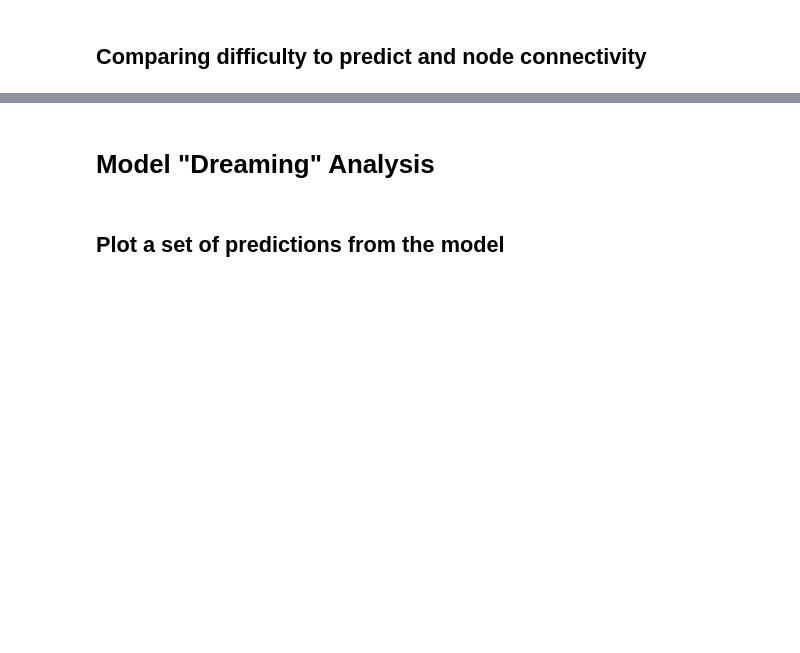
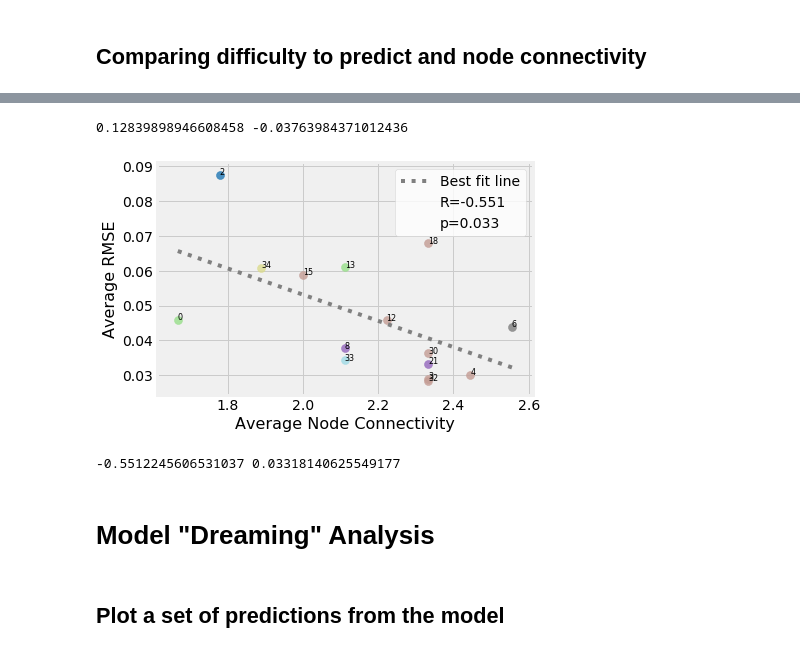
Before and after one commit to michaelwiest/microbiome-rnn, a Jupyter notebook: notebooks/Model Evaluator.ipynb, the cells around one changed output, grey strips where cells are left out. Cells and saved outputs as stored; diff of their text form; code cells hidden in the pictures; blank space fills up the shorter version.

```diff
--- a/notebooks/Model Evaluator.ipynb
+++ b/notebooks/Model Evaluator.ipynb
@@ -475,3 +474,49 @@ plt.show()
+# %%
+index_to_use = 0 # Training
+
+# Get the 15 hardest strains to predict. And ig nore all others.
+i = 15
+to_exclude = sorted_indices[index_to_use][:-i]
+
+fig = plt.figure(figsize=(6, 4))
+
+# These values are for plotting with the best fit.
+avg_by_node_to_plot = [avg_by_node[i] for i in range(len(avg_by_node)) if i not in to_exclude]
+avg_rmse_to_plot = [avg_rmse[index_to_use][j] for j in range(len(avg_rmse[index_to_use])) if j not in to_exclude]
+
+# Get a pearson correlation.
+r, pval = scipy.stats.pearsonr([avg_by_node[j] for j in range(len(avg_by_node)) if j not in to_exclude],
+                               [avg_rmse[index_to_use][j] for j in range(len(avg_rmse[index_to_use])) if j not in to_exclude])
+
+# Get a best fit linear line
+b, m = polyfit(avg_by_node_to_plot, avg_rmse_to_plot, 1)
+print(b, m)
+
+for i in range(len(avg_by_node)):
+    if i not in to_exclude:
+        plt.scatter(avg_by_node[i], avg_rmse[index_to_use][i], c=colors_to_plot[i], s=65, alpha=0.8)
+        plt.annotate(i, (avg_by_node[i], avg_rmse[0][i]), fontsize=8)
+
+# Plot the best fit line.
+x = np.linspace(min(avg_by_node_to_plot), max(avg_by_node_to_plot), 10)
+plt.plot(x, b + m * x, ':', c='gray', label='Best fit line')
+
+plt.plot([], [], ' ', label="R={}".format(str(r)[:6]))
+plt.plot([], [], ' ', label="p={}".format(str(pval)[:5]))
+
+legend = plt.legend(frameon = 1, loc='upper right', fontsize=14)
+frame = legend.get_frame()
+frame.set_facecolor('white')
+
+plt.xlabel('Average Node Connectivity', fontsize=16)
+plt.ylabel('Average RMSE', fontsize=16)
+fig.set_facecolor('white')
+plt.show()
+print(r, pval)
+# %% [output]
+0.12839898946608458 -0.03763984371012436
+[figure, added]
+-0.5512245606531037 0.03318140625549177
 # %% [markdown]
 # Model "Dreaming" Analysis
 # %% [markdown]
```
Also changed, not shown: parts of 6 cells of this notebook, 1 other file.
